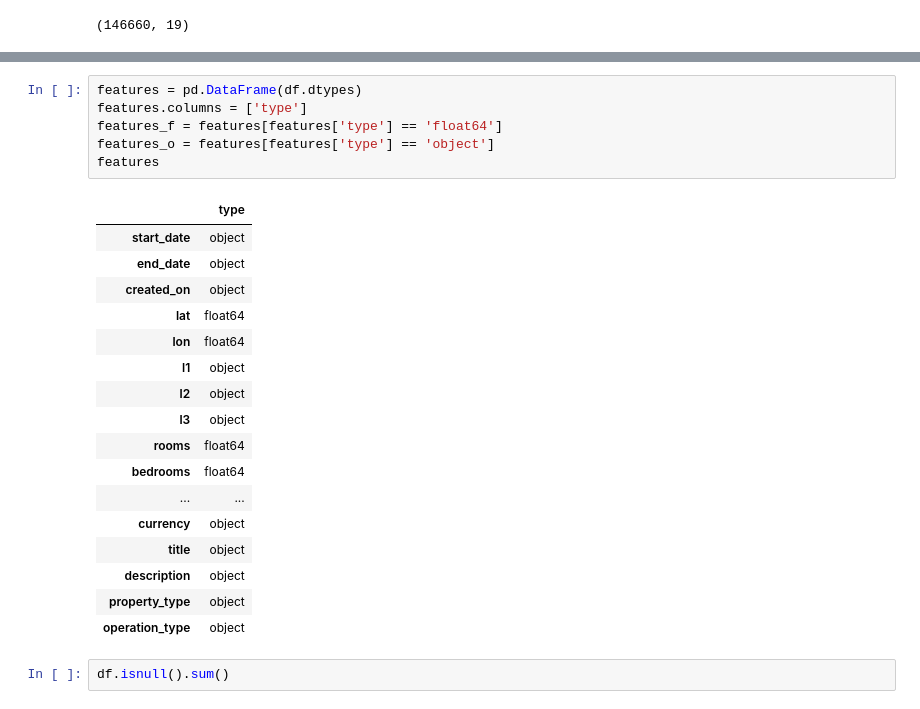
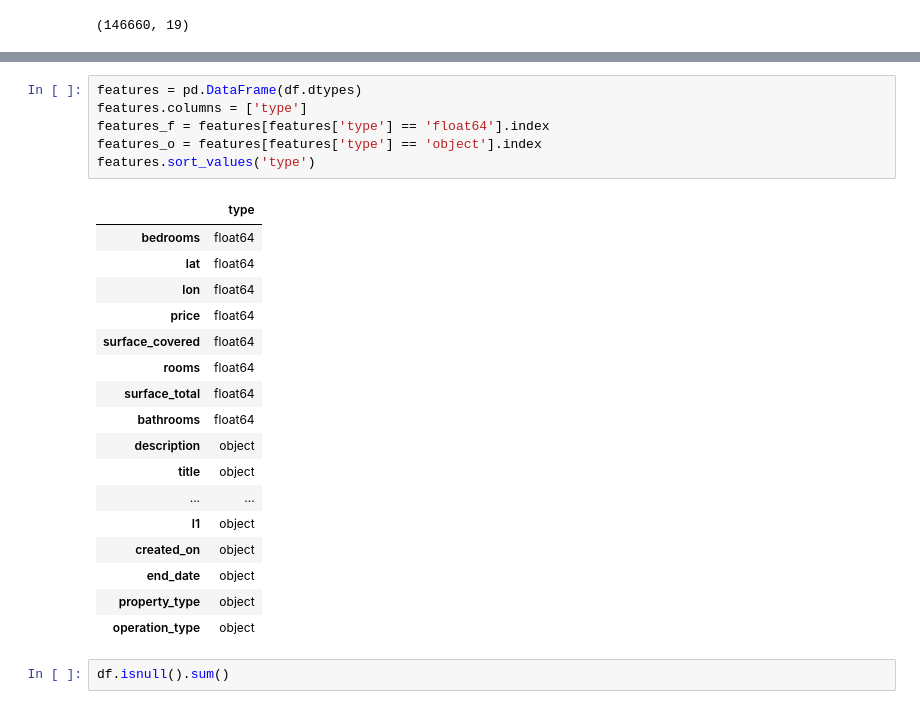
Before and after one commit to DLesmes/Dlesmes.github.io, a Jupyter notebook: PruebaTecnicaAntivirus_Rta.ipynb, the cells around one changed output, grey strips where cells are left out. Cells and saved outputs as stored; diff of their text form.

```diff
--- a/PruebaTecnicaAntivirus_Rta.ipynb
+++ b/PruebaTecnicaAntivirus_Rta.ipynb
@@ -79,25 +89,25 @@ df.columns
 # %%
 features = pd.DataFrame(df.dtypes)
 features.columns = ['type']
-features_f = features[features['type'] == 'float64']
-features_o = features[features['type'] == 'object']
-features
+features_f = features[features['type'] == 'float64'].index
+features_o = features[features['type'] == 'object'].index
+features.sort_values('type')
 # %% [output]
 |  | type |
-| start_date | object |
-| end_date | object |
-| created_on | object |
+| bedrooms | float64 |
 | lat | float64 |
 | lon | float64 |
+| price | float64 |
+| surface_covered | float64 |
+| rooms | float64 |
+| surface_total | float64 |
+| bathrooms | float64 |
+| description | object |
+| title | object |
+| ... | ... |
 | l1 | object |
-| l2 | object |
-| l3 | object |
-| rooms | float64 |
-| bedrooms | float64 |
-| ... | ... |
-| currency | object |
-| title | object |
-| description | object |
+| created_on | object |
+| end_date | object |
 | property_type | object |
 | operation_type | object |
 # %%
```
Also changed, not shown: parts of 41 cells of this notebook.
